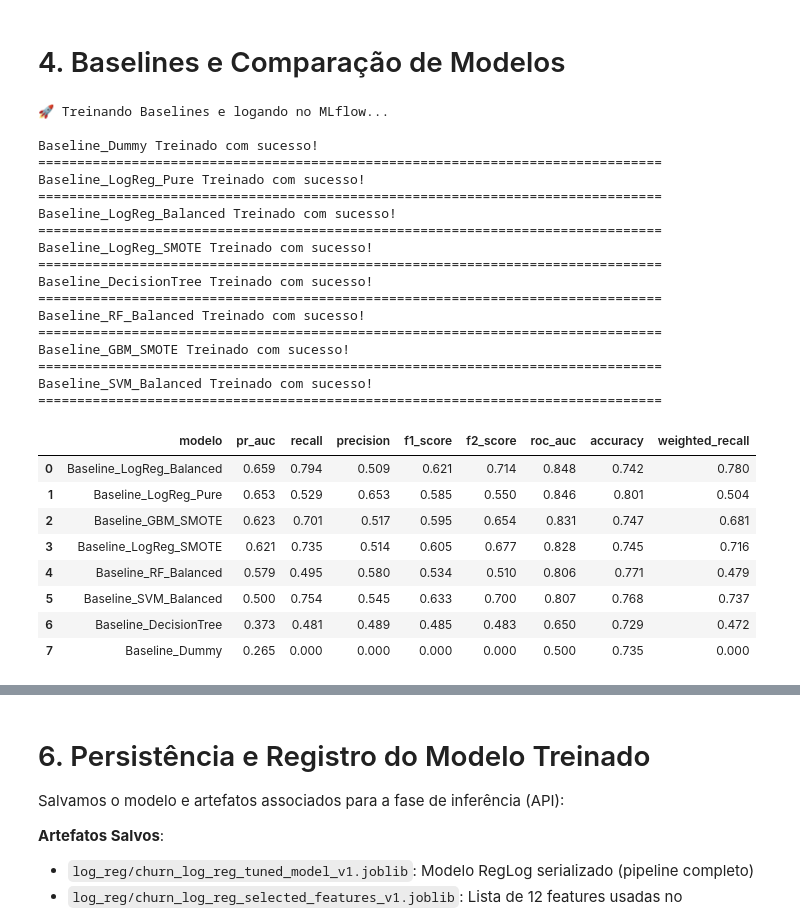
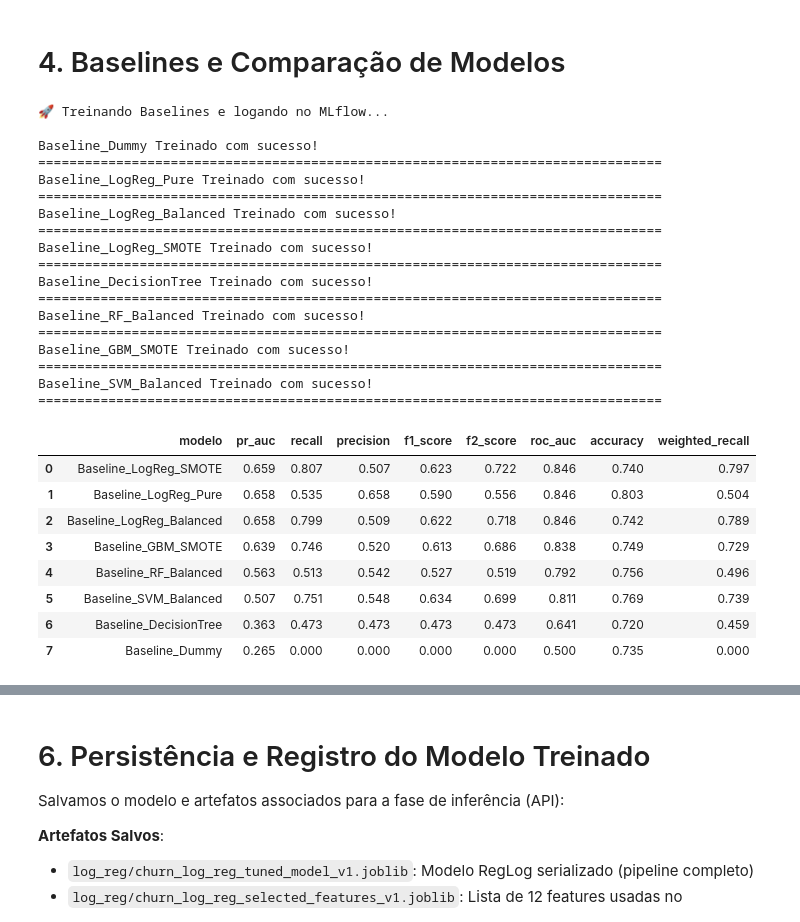
Before and after one commit to fiap-postech-ml-engineering/ml-churn-prediction, a Jupyter notebook: notebooks/02_baselines.ipynb, the cells around one changed output, grey strips where cells are left out. Drawn from its saved outputs; the diff is of its cells as text; code cells hidden in the pictures.

```diff
--- a/notebooks/02_baselines.ipynb
+++ b/notebooks/02_baselines.ipynb
@@ -238,13 +242,17 @@ Selecionamos 12 features que melhor distinguem churners de não-churners:
 
 As seleções são salvas em joblib para reutilização na fase de API
 # %%
+# Extrai CLTV antes da seleção de features — usado como peso da métrica, não como input do modelo
+cltv_train = X_train["CLTV"]
+cltv_test  = X_test["CLTV"]
+
 # --- DEFINIÇÃO DAS 12 FEATURES VENCEDORAS ---
 selected_features = [
     'Tenure Months', 'Contract_Two year', 'fiber_price_impact',
     'Total Charges', 'Dependents_Yes', 'Internet Service_Fiber optic',
     'Payment Method_Electronic check', 'is_new_customer',
     'Online Security_No internet service', 'Streaming Movies_No internet service',
-    'Online Backup_No internet service', 'Device Protection_No internet service', 'CLTV'
+    'Online Backup_No internet service', 'Device Protection_No internet service'
 ]
 
 X_train_selected = X_train[selected_features]
@@ -261,34 +269,55 @@ print(f"✅ Selecionadas {len(selected_features)} colunas estratégicas.")
 # %% [markdown]
 # 4. Baselines e Comparação de Modelos
 # %%
-# 1. Preparação do SMOTE apenas nos dados de treino selecionados
-smote = SMOTE(random_state=RANDOM_SEED)
-X_train_smote, y_train_smote = smote.fit_resample(X_train_selected, y_train)
+from imblearn.pipeline import Pipeline as ImbPipeline
 
-# 2. Configuração dos experimentos
+# 1. Configuração dos experimentos
 # Estrutura: (Nome do Run, Instância do Modelo, X_treino, y_treino, Família, Estratégia)
 baseline_configs = {
-    "Baseline_Dummy": (DummyClassifier(strategy="most_frequent"), X_train_selected, y_train, "baseline", "none"),
-    "Baseline_LogReg_Pure": (LogisticRegression(max_iter=1000, random_state=RANDOM_SEED), X_train_selected, y_train, "linear", "none"),
-    "Baseline_LogReg_Balanced": (LogisticRegression(max_iter=1000, class_weight="balanced", random_state=RANDOM_SEED), X_train_selected, y_train, "linear", "balanced"),
-    "Baseline_LogReg_SMOTE": (LogisticRegression(max_iter=1000, random_state=RANDOM_SEED), X_train_smote, y_train_smote, "linear", "smote"),
-    "Baseline_DecisionTree": (DecisionTreeClassifier(random_state=RANDOM_SEED), X_train_selected, y_train, "tree", "none"),
-    "Baseline_RF_Balanced": (RandomForestClassifier(class_weight="balanced", random_state=RANDOM_SEED), X_train_selected, y_train, "ensemble", "balanced"),
-    "Baseline_GBM_SMOTE": (GradientBoostingClassifier(random_state=RANDOM_SEED), X_train_smote, y_train_smote, "ensemble", "smote"),
-    "Baseline_SVM_Balanced": (Pipeline([("scaler", StandardScaler()), ("model", SVC(probability=True, class_weight="balanced", random_state=RANDOM_SEED))]), X_train_selected, y_train, "svm", "balanced")
+    "Baseline_Dummy": (
+        DummyClassifier(strategy="most_frequent"),
+        X_train_selected, y_train, "baseline", "none"
+    ),
+    "Baseline_LogReg_Pure": (
+        Pipeline([("scaler", StandardScaler()), ("model", LogisticRegression(max_iter=1000, random_state=RANDOM_SEED))]),
+        X_train_selected, y_train, "linear", "none"
+    ),
+    "Baseline_LogReg_Balanced": (
+        Pipeline([("scaler", StandardScaler()), ("model", LogisticRegression(max_iter=1000, class_weight="balanced", random_state=RANDOM_SEED))]),
+        X_train_selected, y_train, "linear", "balanced"
+    ),
+    "Baseline_LogReg_SMOTE": (
+        ImbPipeline([("scaler", StandardScaler()), ("smote", SMOTE(random_state=RANDOM_SEED)), ("model", LogisticRegression(max_iter=1000, random_state=RANDOM_SEED))]),
+        X_train_selected, y_train, "linear", "smote"
+    ),
+    "Baseline_DecisionTree": (
+        DecisionTreeClassifier(random_state=RANDOM_SEED),
+        X_train_selected, y_train, "tree", "none"
+    ),
+    "Baseline_RF_Balanced": (
+        RandomForestClassifier(class_weight="balanced", random_state=RANDOM_SEED),
+        X_train_selected, y_train, "ensemble", "balanced"
+    ),
+    "Baseline_GBM_SMOTE": (
+        ImbPipeline([("smote", SMOTE(random_state=RANDOM_SEED)), ("model", GradientBoostingClassifier(random_state=RANDOM_SEED))]),
+        X_train_selected, y_train, "ensemble", "smote"
+    ),
+    "Baseline_SVM_Balanced": (
+        Pipeline([("scaler", StandardScaler()), ("model", SVC(probability=True, class_weight="balanced", random_state=RANDOM_SEED))]),
+        X_train_selected, y_train, "svm", "balanced"
+    ),
 }
 
 baseline_results = []
 
 print("🚀 Treinando Baselines e logando no MLflow...\n")
 
-# 3. Loop de execução chamando a sua função train_and_log_model
+# 2. Loop de execução
 for run_name, (model_obj, xtr, ytr, family, strategy) in baseline_configs.items():
-    mlflow.start_run(run_name = run_name)
+    mlflow.start_run(run_name=run_name)
     model_obj.fit(xtr, ytr)
     mlflow.set_tags(build_default_run_tags())
 
-    # Coleta métricas para a tabela comparativa final do notebook
     if hasattr(model_obj, "predict_proba"):
         y_proba = model_obj.predict_proba(X_test_selected)[:, 1]
     elif hasattr(model_obj, "decision_function"):
@@ -297,9 +326,8 @@ for run_name, (model_obj, xtr, ytr, family, strategy) in baseline_configs.items(
     else:
         y_proba = model_obj.predict(X_test_selected)
 
-    y_pred = (y_proba >= APPROVAL_THRESHOLD).astype(int)  # Aplica o threshold customizado
+    y_pred = (y_proba >= APPROVAL_THRESHOLD).astype(int)
 
-    # Coleta métricas
     metrics_dict = {
         "pr_auc": average_precision_score(y_test, y_proba),
         "recall": recall_score(y_test, y_pred),
@@ -308,65 +336,56 @@ for run_name, (model_obj, xtr, ytr, family, strategy) in baseline_configs.items(
         "f2_score": fbeta_score(y_test, y_pred, beta=2),
         "roc_auc": roc_auc_score(y_test, y_proba),
         "accuracy": accuracy_score(y_test, y_pred),
-        "weighted_recall": weighted_recall(y_test, y_pred, X_test_selected["CLTV"])
+        "weighted_recall": weighted_recall(y_test, y_pred, cltv_test)
     }
 
-    # Coleta parâmetros principais do modelo
     params_dict = {}
     if hasattr(model_obj, 'get_params'):
         params = model_obj.get_params()
-        # Filtra apenas parâmetros principais (sem underline duplo)
         params_dict = {k: v for k, v in params.items() if '__' not in k}
-    # Adiciona informações extras do experimento
-    params_dict.update({
-        "family": family,
-        "strategy": strategy,
-        "threshold": APPROVAL_THRESHOLD
-    })
+    params_dict.update({"family": family, "strategy": strategy, "threshold": APPROVAL_THRESHOLD})
 
-    # Loga métricas e parâmetros no MLflow
     mlflow.log_metrics(metrics_dict)
     mlflow.log_params(params_dict)
 
-    # Adiciona na tabela de resultados
     result_row = {"modelo": run_name}
     result_row.update(metrics_dict)
     baseline_results.append(result_row)
 
     mlflow.end_run()
     print(run_name, "Treinado com sucesso!")
     print("=" * 80)
 
-# 4. Exibição da Tabela Resumo
+# 3. Exibição da Tabela Resumo
 baseline_results_df = pd.DataFrame(baseline_results).sort_values(by="pr_auc", ascending=False)
 display(baseline_results_df.reset_index(drop=True).round(3))
 # %% [output]
 🚀 Treinando Baselines e logando no MLflow...
 
 Baseline_Dummy Treinado com sucesso!
 ================================================================================
 Baseline_LogReg_Pure Treinado com sucesso!
 ================================================================================
 Baseline_LogReg_Balanced Treinado com sucesso!
 ================================================================================
 Baseline_LogReg_SMOTE Treinado com sucesso!
 ================================================================================
 Baseline_DecisionTree Treinado com sucesso!
 ================================================================================
 Baseline_RF_Balanced Treinado com sucesso!
 ================================================================================
 Baseline_GBM_SMOTE Treinado com sucesso!
 ================================================================================
 Baseline_SVM_Balanced Treinado com sucesso!
 ================================================================================
 |  | modelo | pr_auc | recall | precision | f1_score | f2_score | roc_auc | accuracy | weighted_recall |
-| 0 | Baseline_LogReg_Balanced | 0.659 | 0.794 | 0.509 | 0.621 | 0.714 | 0.848 | 0.742 | 0.780 |
-| 1 | Baseline_LogReg_Pure | 0.653 | 0.529 | 0.653 | 0.585 | 0.550 | 0.846 | 0.801 | 0.504 |
-| 2 | Baseline_GBM_SMOTE | 0.623 | 0.701 | 0.517 | 0.595 | 0.654 | 0.831 | 0.747 | 0.681 |
-| 3 | Baseline_LogReg_SMOTE | 0.621 | 0.735 | 0.514 | 0.605 | 0.677 | 0.828 | 0.745 | 0.716 |
-| 4 | Baseline_RF_Balanced | 0.579 | 0.495 | 0.580 | 0.534 | 0.510 | 0.806 | 0.771 | 0.479 |
-| 5 | Baseline_SVM_Balanced | 0.500 | 0.754 | 0.545 | 0.633 | 0.700 | 0.807 | 0.768 | 0.737 |
-| 6 | Baseline_DecisionTree | 0.373 | 0.481 | 0.489 | 0.485 | 0.483 | 0.650 | 0.729 | 0.472 |
+| 0 | Baseline_LogReg_SMOTE | 0.659 | 0.807 | 0.507 | 0.623 | 0.722 | 0.846 | 0.740 | 0.797 |
+| 1 | Baseline_LogReg_Pure | 0.658 | 0.535 | 0.658 | 0.590 | 0.556 | 0.846 | 0.803 | 0.504 |
+| 2 | Baseline_LogReg_Balanced | 0.658 | 0.799 | 0.509 | 0.622 | 0.718 | 0.846 | 0.742 | 0.789 |
+| 3 | Baseline_GBM_SMOTE | 0.639 | 0.746 | 0.520 | 0.613 | 0.686 | 0.838 | 0.749 | 0.729 |
+| 4 | Baseline_RF_Balanced | 0.563 | 0.513 | 0.542 | 0.527 | 0.519 | 0.792 | 0.756 | 0.496 |
+| 5 | Baseline_SVM_Balanced | 0.507 | 0.751 | 0.548 | 0.634 | 0.699 | 0.811 | 0.769 | 0.739 |
+| 6 | Baseline_DecisionTree | 0.363 | 0.473 | 0.473 | 0.473 | 0.473 | 0.641 | 0.720 | 0.459 |
 | 7 | Baseline_Dummy | 0.265 | 0.000 | 0.000 | 0.000 | 0.000 | 0.500 | 0.735 | 0.000 |
 # %% [markdown]
 # 5. Otimização do Modelo Campeão (Maior PR AUC)
```
Also changed, not shown: parts of 8 cells of this notebook.
